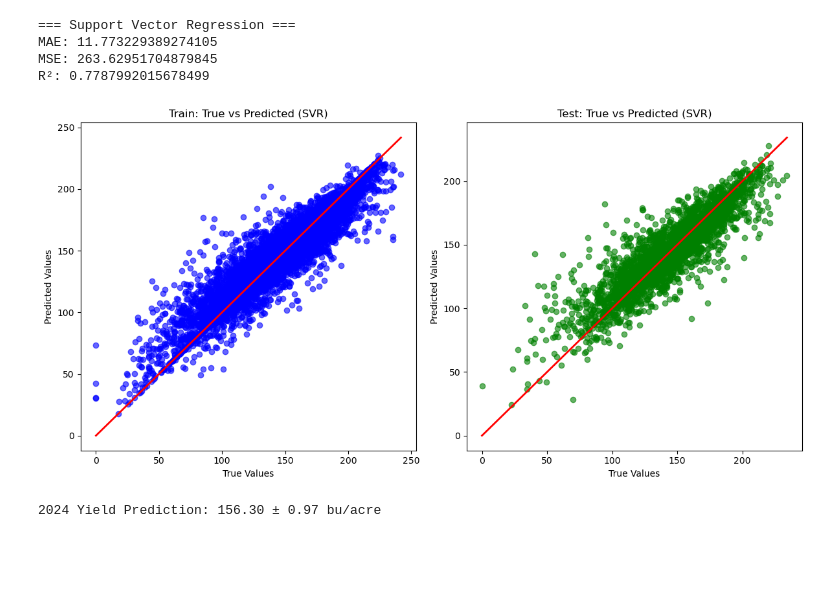
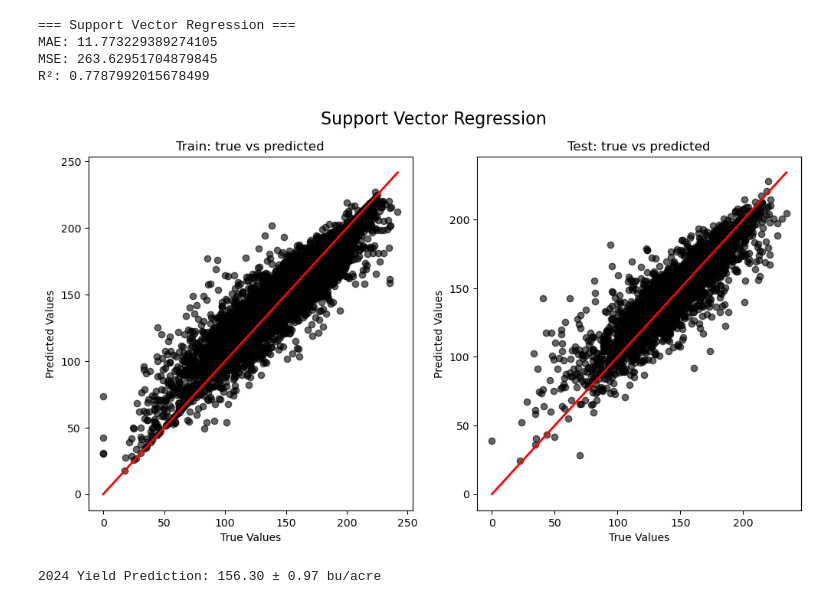
Before and after one commit to AntonioDonnangelo/Predicting-2024-US-Corn-Yield, a Jupyter notebook: Predicting_2024_US_Corn_Yield.ipynb, the cells around one changed output. Saved outputs shown, nothing was run; the diff lists cells and outputs as text; code cells hidden in the pictures; blank space fills up the shorter version.

```diff
--- a/Predicting_2024_US_Corn_Yield.ipynb
+++ b/Predicting_2024_US_Corn_Yield.ipynb
@@ -1163,30 +1190,30 @@ R²: 0.7787992015678499
 # %%
 # Predictions for the training set
 y_train_pred_svr = svr_pipeline.predict(X_train)
 
 # Plotting train vs test predictions
 plt.figure(figsize=(12, 6))
 
 # Plot for training set
 plt.subplot(1, 2, 1)
-plt.scatter(y_train, y_train_pred_svr, color='blue', alpha=0.6)
+plt.scatter(y_train, y_train_pred_svr, color='black', alpha=0.6)
 plt.plot([y_train.min(), y_train.max()], [y_train.min(), y_train.max()], color='red', lw=2)
-plt.title('Train: True vs Predicted (SVR)')
+plt.title('Train: true vs predicted')
 plt.xlabel('True Values')
 plt.ylabel('Predicted Values')
 
 # Plot for test set
 plt.subplot(1, 2, 2)
-plt.scatter(y_test, y_pred_svr, color='green', alpha=0.6)
+plt.scatter(y_test, y_pred_svr, color='black', alpha=0.6)
 plt.plot([y_test.min(), y_test.max()], [y_test.min(), y_test.max()], color='red', lw=2)
-plt.title('Test: True vs Predicted (SVR)')
+plt.title('Test: true vs predicted')
 plt.xlabel('True Values')
 plt.ylabel('Predicted Values')
 
-plt.tight_layout()
+plt.suptitle('Support Vector Regression', fontsize=16)
 plt.show()
 # %% [output]
-[figure, old version]
+[figure, new version]
 # %%
 # Bootstrap for uncertainty estimation for SVR
 n_bootstraps = 50
```
Also changed, not shown: parts of 40 cells of this notebook, 1 other file.
